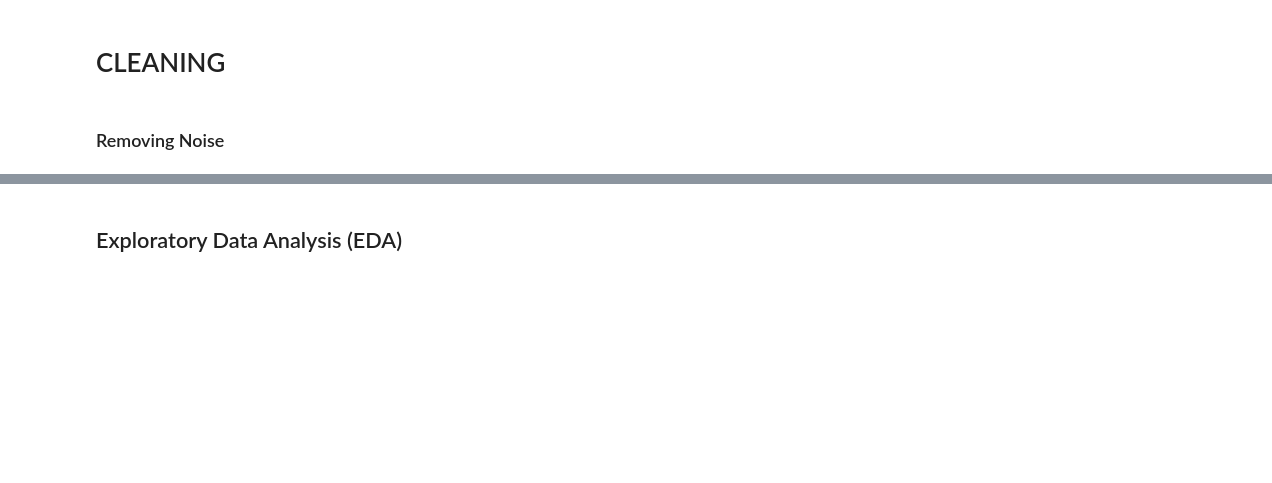
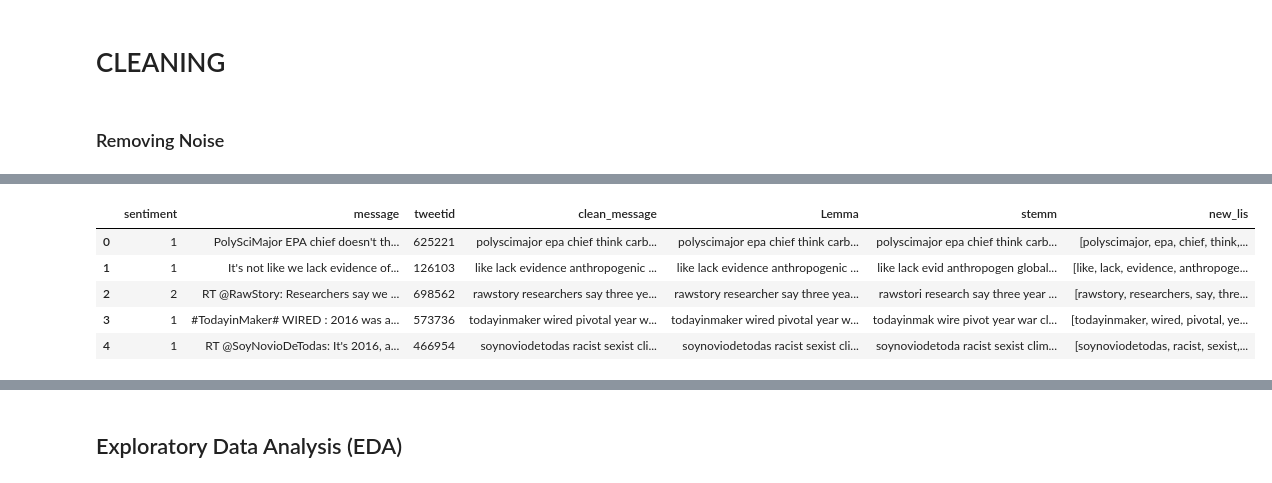
Before and after one commit to isabelomakhanya/classification_ts5, a Jupyter notebook: classification-ts5.ipynb, the cells around one changed output, grey strips where cells are left out. Cells and saved outputs as stored; diff of their text form; code cells hidden in the pictures; blank space fills up the shorter version.

```diff
--- a/classification-ts5.ipynb
+++ b/classification-ts5.ipynb
@@ -203,0 +226,10 @@ df.tail()
+# %%
+df['Lemma']=df['message'].map(lambda s:preprocess_lemm(s))
+df.head()
+# %% [output]
+|  | sentiment | message | tweetid | clean_message | Lemma | stemm | new_lis |
+| 0 | 1 | PolySciMajor EPA chief doesn't th... | 625221 | polyscimajor epa chief think carb... | polyscimajor epa chief think carb... | polyscimajor epa chief think carb... | [polyscimajor, epa, chief, think,... |
+| 1 | 1 | It's not like we lack evidence of... | 126103 | like lack evidence anthropogenic ... | like lack evidence anthropogenic ... | like lack evid anthropogen global... | [like, lack, evidence, anthropoge... |
+| 2 | 2 | RT @RawStory: Researchers say we ... | 698562 | rawstory researchers say three ye... | rawstory researcher say three yea... | rawstori research say three year ... | [rawstory, researchers, say, thre... |
+| 3 | 1 | #TodayinMaker# WIRED : 2016 was a... | 573736 | todayinmaker wired pivotal year w... | todayinmaker wired pivotal year w... | todayinmak wire pivot year war cl... | [todayinmaker, wired, pivotal, ye... |
+| 4 | 1 | RT @SoyNovioDeTodas: It's 2016, a... | 466954 | soynoviodetodas racist sexist cli... | soynoviodetodas racist sexist cli... | soynoviodetoda racist sexist clim... | [soynoviodetodas, racist, sexist,... |
```
Also changed, not shown: parts of 37 cells of this notebook, 8 other files.
